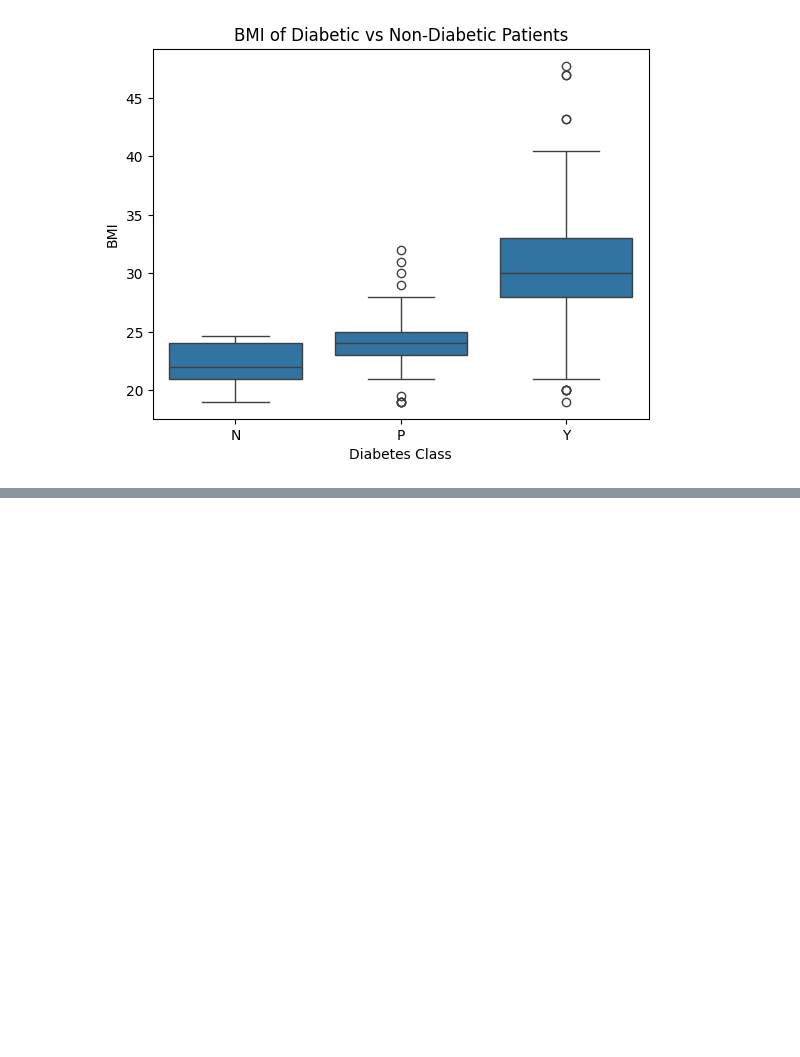
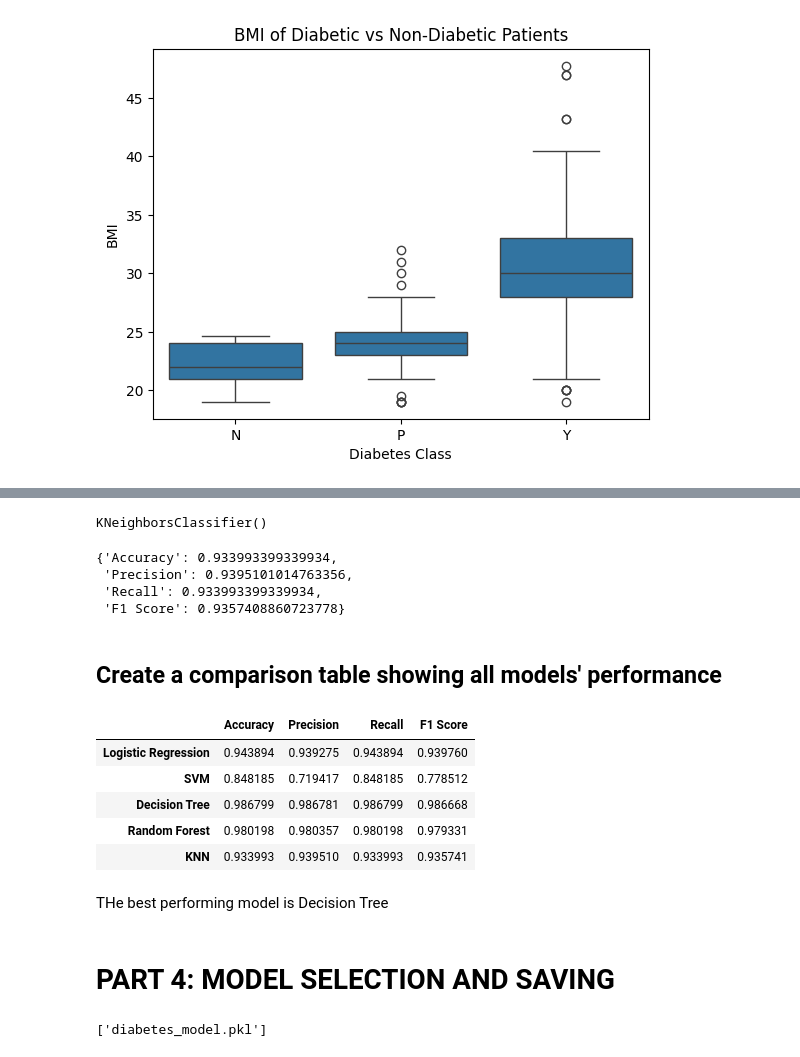
Before and after one commit to hafiz-haris33/Diabetes_Predction, a Jupyter notebook: MLOPS_Assignment_1.ipynb, the cells around one changed output, grey strips where cells are left out. Drawn from its saved outputs; the diff is of its cells as text; code cells hidden in the pictures; blank space fills up the shorter version.

Commit message:
Add model training and evaluation

```diff
--- a/MLOPS_Assignment_1.ipynb
+++ b/MLOPS_Assignment_1.ipynb
@@ -186,0 +318,54 @@ plt.show()
+# %%
+# Scaling
+scaler = StandardScaler()
+X_train_scaled = scaler.fit_transform(X_train)
+X_test_scaled = scaler.transform(X_test)
+# %%
+# Train model
+knn_model = KNeighborsClassifier()
+knn_model.fit(X_train_scaled, y_train)
+# %% [output]
+KNeighborsClassifier()
+# %%
+# predict
+y_pred_knn = knn_model.predict(X_test_scaled)
+# %%
+# Evaluate
+knn_results = evaluate_model(y_test, y_pred_knn)
+knn_results
+# %% [output]
+{'Accuracy': 0.933993399339934,
+ 'Precision': 0.9395101014763356,
+ 'Recall': 0.933993399339934,
+ 'F1 Score': 0.9357408860723778}
+# %% [markdown]
+## Create a comparison table showing all models' performance
+# %%
+import pandas as pd
+
+results = pd.DataFrame([
+    log_results,
+    svm_results,
+    dt_results,
+    rf_results,
+    knn_results
+], index=[
+    "Logistic Regression",
+    "SVM",
+    "Decision Tree",
+    "Random Forest",
+    "KNN"
+])
+
+results
+# %% [output]
+|  | Accuracy | Precision | Recall | F1 Score |
+| Logistic Regression | 0.943894 | 0.939275 | 0.943894 | 0.939760 |
+| SVM | 0.848185 | 0.719417 | 0.848185 | 0.778512 |
+| Decision Tree | 0.986799 | 0.986781 | 0.986799 | 0.986668 |
+| Random Forest | 0.980198 | 0.980357 | 0.980198 | 0.979331 |
+| KNN | 0.933993 | 0.939510 | 0.933993 | 0.935741 |
+# %% [markdown]
+THe best performing model is Decision Tree
+# %% [markdown]
+# PART 4: MODEL SELECTION AND SAVING
@@ -186,0 +377,7 @@ plt.show()
+# %%
+# Save model using joblib
+import joblib
+
+joblib.dump(best_model, 'diabetes_model.pkl')
+# %% [output]
+['diabetes_model.pkl']
```
Also changed, not shown: parts of 29 cells of this notebook, 3 other files.
